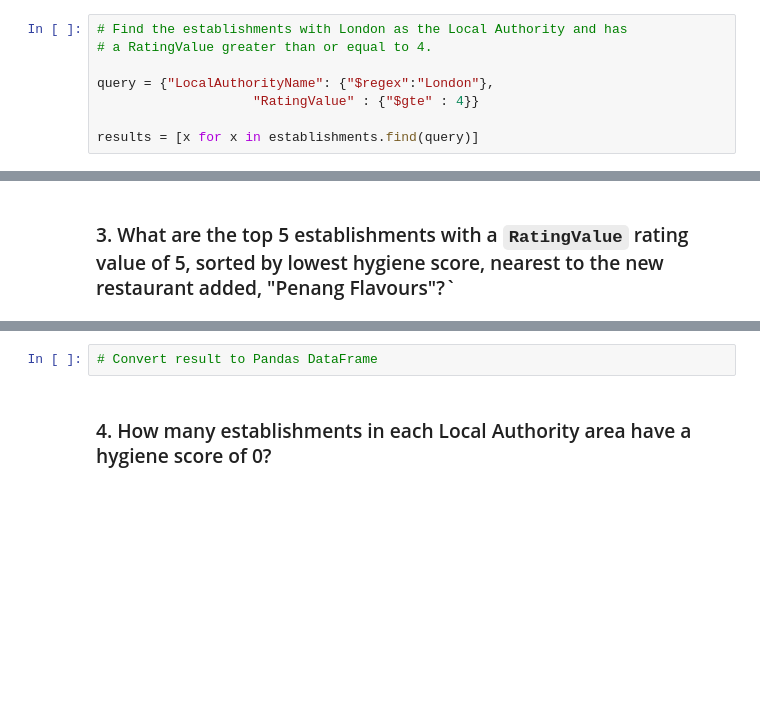
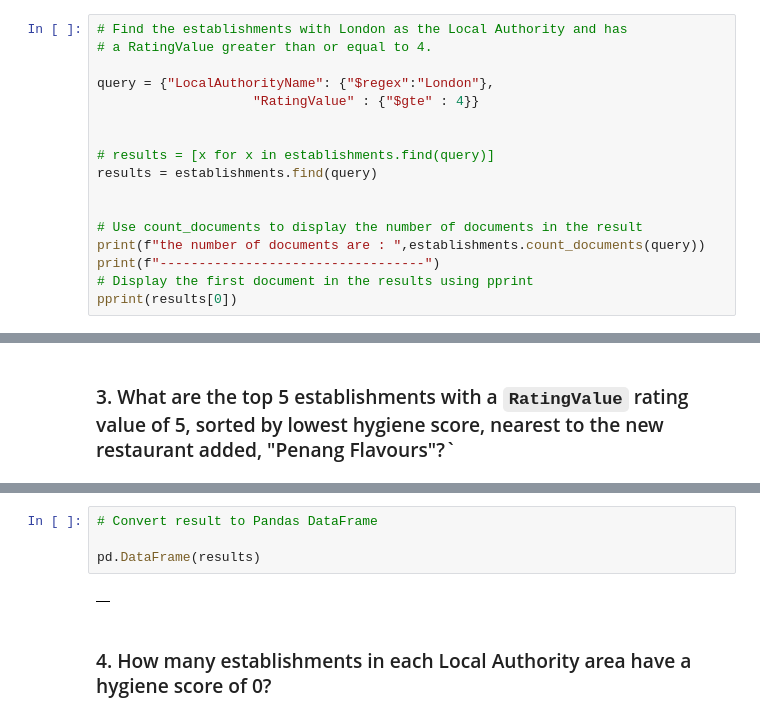
Before and after one commit to UzmaSayyeda/DataFeast-UK-Food-MongoDB, a Jupyter notebook: NoSQL_analysis.ipynb, the cells around one changed output, grey strips where cells are left out. Saved outputs shown, nothing was run; the diff lists cells and outputs as text; blank space fills up the shorter version.

```diff
--- a/NoSQL_analysis.ipynb
+++ b/NoSQL_analysis.ipynb
@@ -122,4 +106,13 @@ df.head(10)
 query = {"LocalAuthorityName": {"$regex":"London"},
                     "RatingValue" : {"$gte" : 4}}
 
-results = [x for x in establishments.find(query)]
+
+# results = [x for x in establishments.find(query)]
+results = establishments.find(query)
+
+
+# Use count_documents to display the number of documents in the result
+print(f"the number of documents are : ",establishments.count_documents(query))
+print(f"----------------------------------")
+# Display the first document in the results using pprint
+pprint(results[0])
@@ -216,5 +190,9 @@ sort =
 # %%
 # Convert result to Pandas DataFrame
+
+pd.DataFrame(results)
+# %% [output]
+|  |
 # %% [markdown]
 ### 4. How many establishments in each Local Authority area have a hygiene score of 0?
 # %%
```
Also changed, not shown: parts of 14 cells of this notebook.
